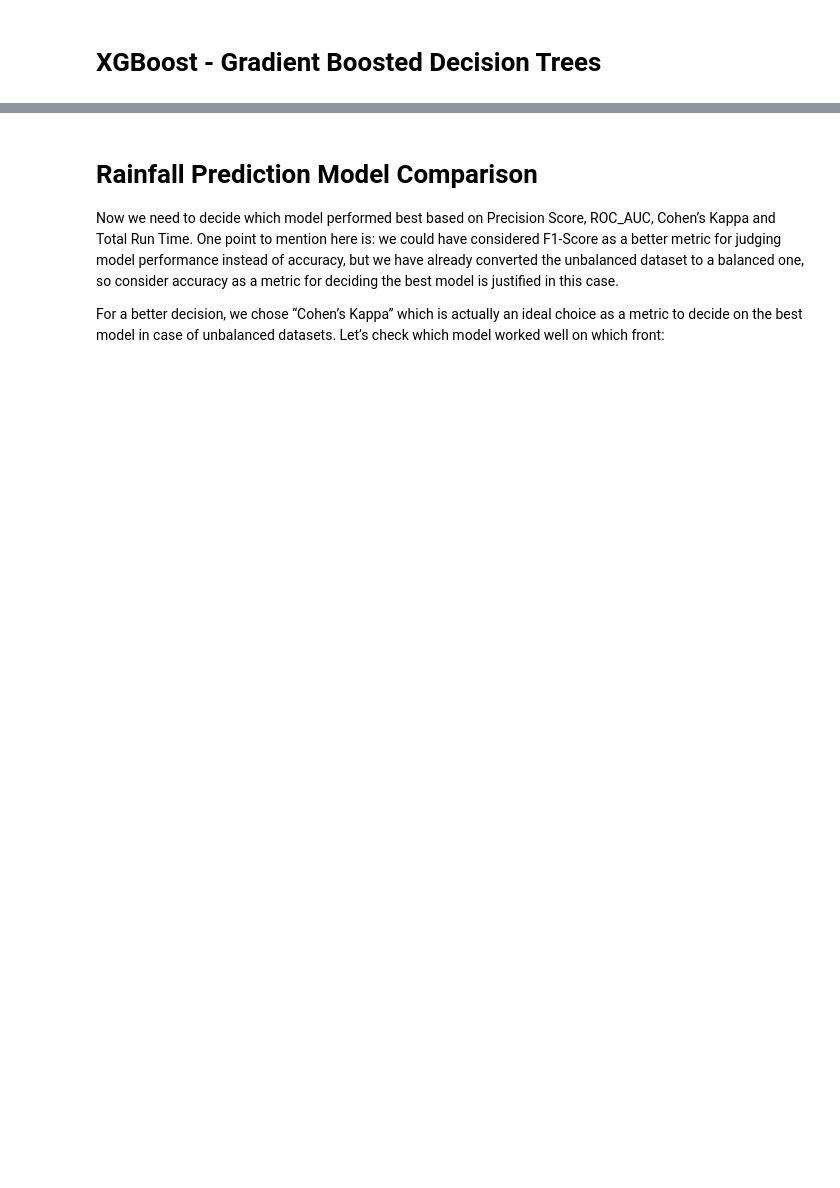
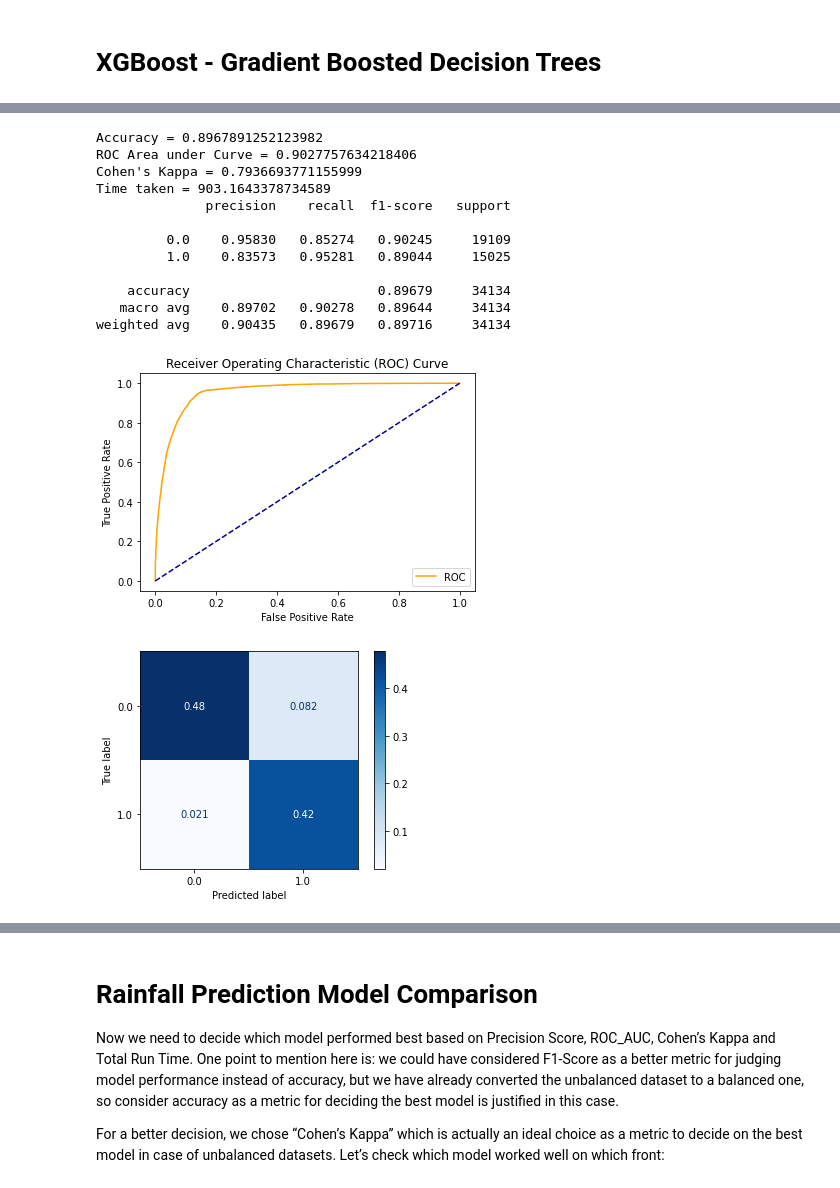
Before and after one commit to adjeielias90/Machine-Learning, a Jupyter notebook: Comparing_Different_Models.ipynb, the cells around one changed output, grey strips where cells are left out. Cells and saved outputs as stored; diff of their text form; code cells hidden in the pictures; blank space fills up the shorter version.

```diff
--- a/Comparing_Different_Models.ipynb
+++ b/Comparing_Different_Models.ipynb
@@ -483,0 +588,19 @@ weighted avg    0.95148   0.94973   0.94986     34134
+# %%
+# Evaluating our model with our custom run_model function
+model_autoML = AutoSklearnClassifier(time_left_for_this_task=15*60, per_run_time_limit=240, n_jobs=4)
+model_autoML, accuracy_autoML, roc_auc_autoML, coh_kap_autoML, tt_autoML = run_model(model_autoML, X_train, y_train, X_test, y_test)
+# %% [output]
+Accuracy = 0.8967891252123982
+ROC Area under Curve = 0.9027757634218406
+Cohen's Kappa = 0.7936693771155999
+Time taken = 903.1643378734589
+              precision    recall  f1-score   support
+
+         0.0    0.95830   0.85274   0.90245     19109
+         1.0    0.83573   0.95281   0.89044     15025
+
+    accuracy                        0.89679     34134
+   macro avg    0.89702   0.90278   0.89644     34134
+weighted avg    0.90435   0.89679   0.89716     34134
+[figure, added]
+[figure, added]
```
Also changed, not shown: parts of 21 cells of this notebook.
